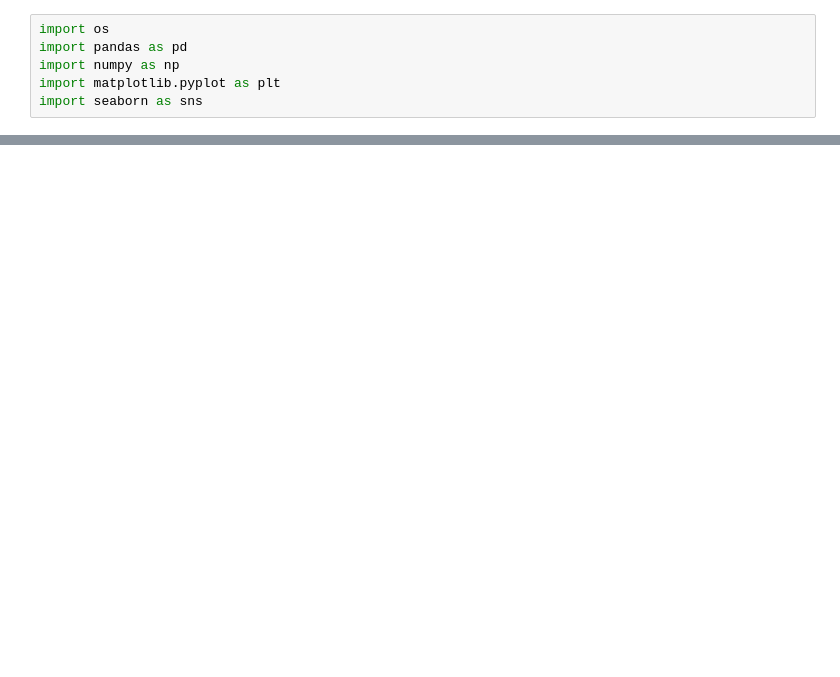
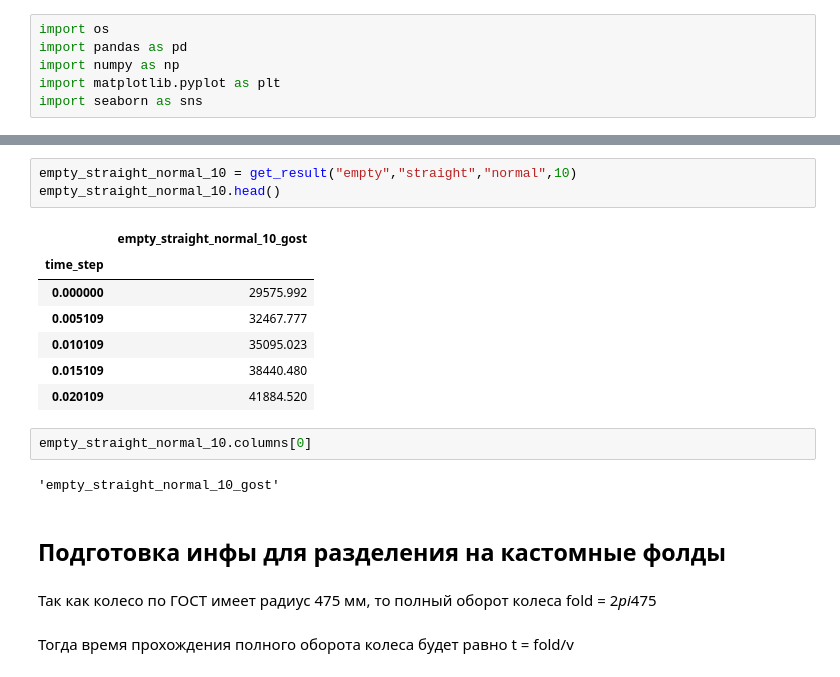
Before and after one commit to daniilgorenkov/Dissertation, a Jupyter notebook: observe.ipynb, the cells around one changed output, grey strips where cells are left out. Drawn from its saved outputs; the diff is of its cells as text; blank space fills up the shorter version.

```diff
--- a/observe.ipynb
+++ b/observe.ipynb
@@ -72,0 +79,21 @@ plot_profile_results("loaded","curve_350","normal",60)
+# %%
+empty_straight_normal_10 = get_result("empty","straight","normal",10)
+empty_straight_normal_10.head()
+# %% [output]
+|  | empty_straight_normal_10_gost |
+| time_step |  |
+| 0.000000 | 29575.992 |
+| 0.005109 | 32467.777 |
+| 0.010109 | 35095.023 |
+| 0.015109 | 38440.480 |
+| 0.020109 | 41884.520 |
+# %%
+empty_straight_normal_10.columns[0]
+# %% [output]
+'empty_straight_normal_10_gost'
+# %% [markdown]
+## **Подготовка инфы для разделения на кастомные фолды**
+# %% [markdown]
+Так как колесо по ГОСТ имеет радиус 475 мм, то полный оборот колеса fold = 2*pi*475
+# %% [markdown]
+Тогда время прохождения полного оборота колеса будет равно t = fold/v
```
Also changed, not shown: parts of 17 cells of this notebook.
